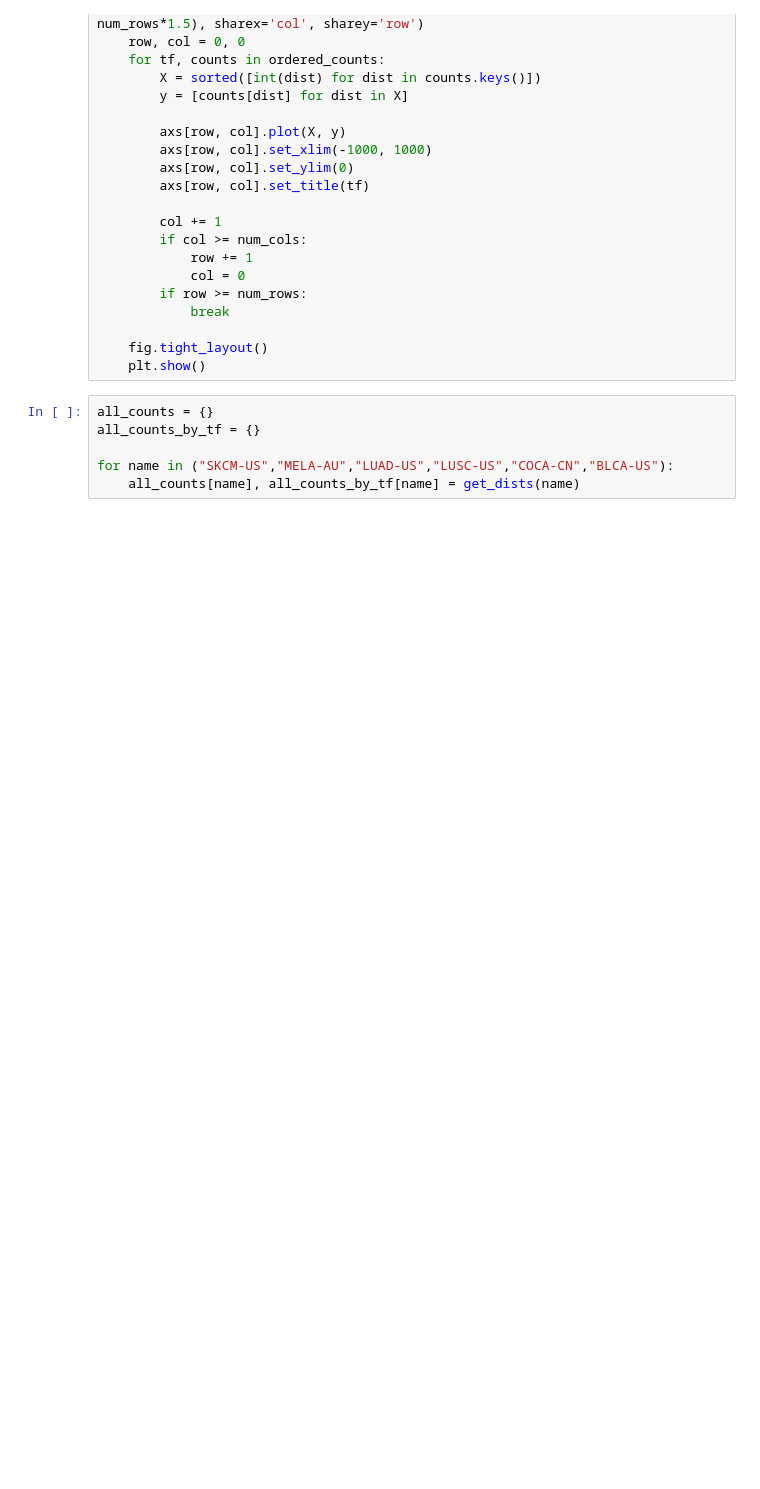
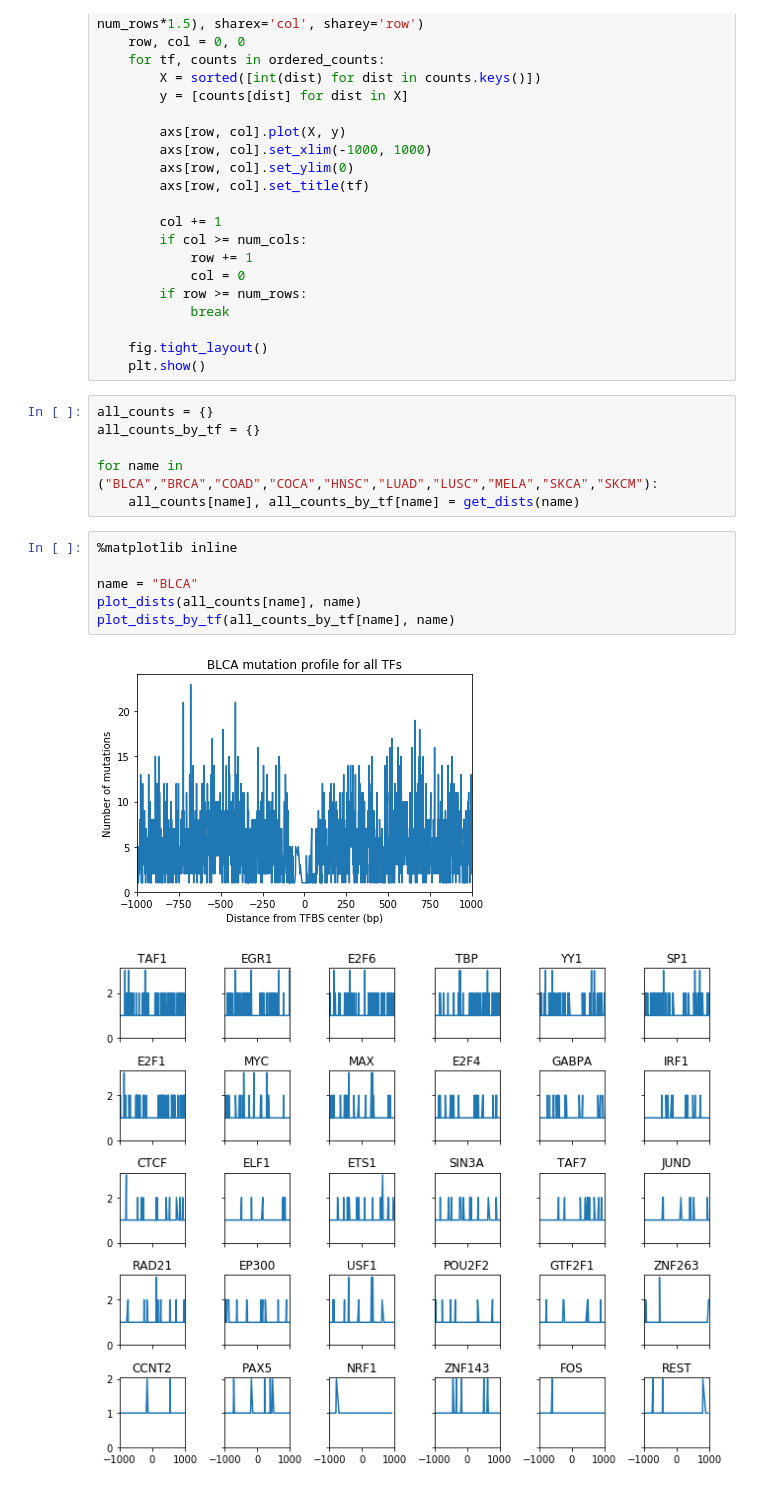
Before and after one commit to sam-k/dna-repair-tf, a Jupyter notebook: mut-profile.ipynb, the cells around one changed output. Saved outputs shown, nothing was run; the diff lists cells and outputs as text; blank space fills up the shorter version.

```diff
--- a/mut-profile.ipynb
+++ b/mut-profile.ipynb
@@ -73,5 +73,14 @@ def plot_dists_by_tf(counts_by_tf, mut_dataset_name=None, num_rows=5, num_cols=6
 all_counts = {}
 all_counts_by_tf = {}
 
-for name in ("SKCM-US","MELA-AU","LUAD-US","LUSC-US","COCA-CN","BLCA-US"):
+for name in ("BLCA","BRCA","COAD","COCA","HNSC","LUAD","LUSC","MELA","SKCA","SKCM"):
     all_counts[name], all_counts_by_tf[name] = get_dists(name)
+# %%
+%matplotlib inline
+
+name = "BLCA"
+plot_dists(all_counts[name], name)
+plot_dists_by_tf(all_counts_by_tf[name], name)
+# %% [output]
+[figure, added]
+[figure, added]
```
Also changed, not shown: parts of 15 cells of this notebook, 3 other files.
